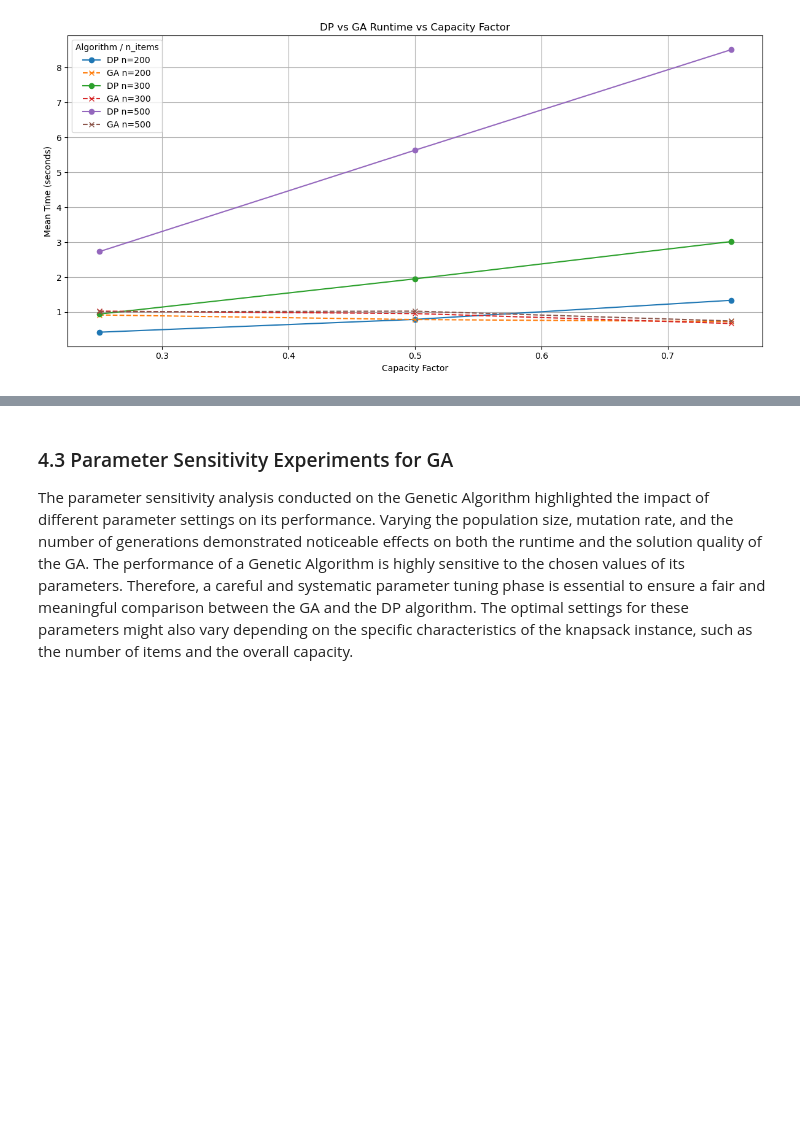
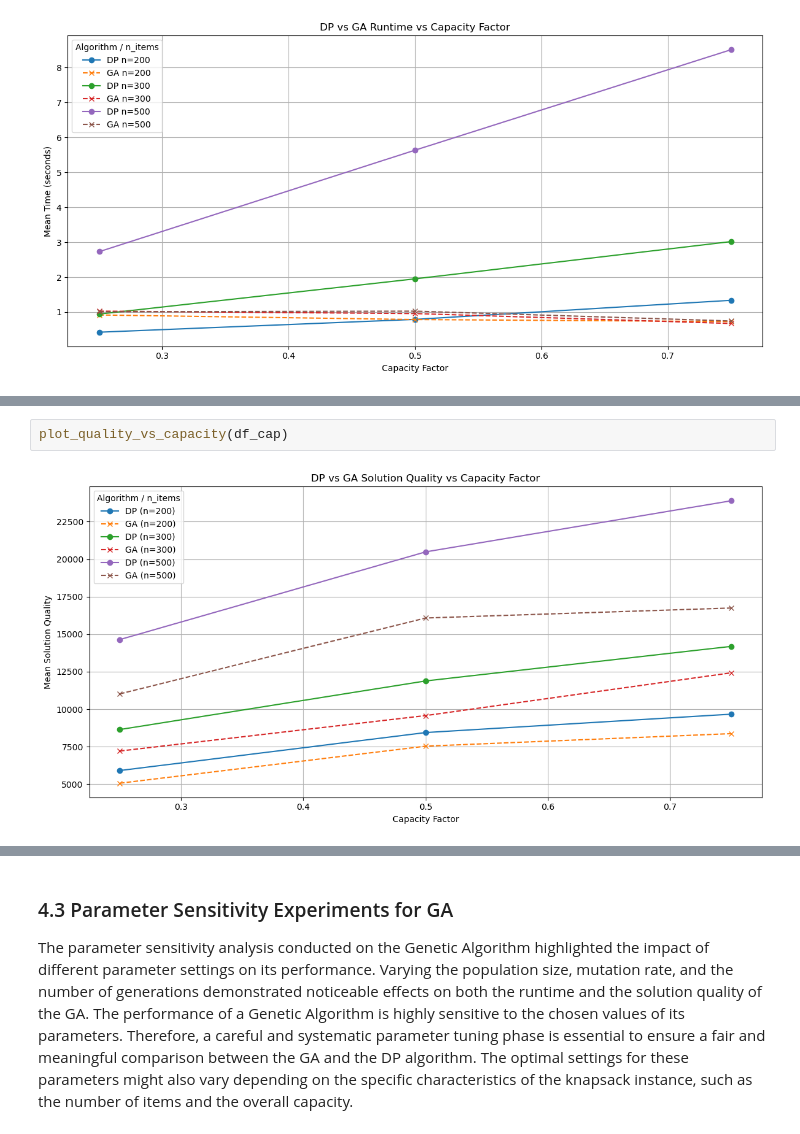
Before and after one commit to i11g/Math-Project, a Jupyter notebook: Math Project.ipynb, the cells around one changed output, grey strips where cells are left out. Drawn from its saved outputs; the diff is of its cells as text; blank space fills up the shorter version.

```diff
--- a/Math Project.ipynb
+++ b/Math Project.ipynb
@@ -647,3 +705,7 @@ plot_time_vs_capacity(df_cap)
+# %%
+plot_quality_vs_capacity(df_cap)
+# %% [output]
+[figure, added]
 # %% [markdown]
 #### 4.2.2 Runtime Performance and Solution Quality in Varying Size & Capacity Tightness
 
```
Also changed, not shown: parts of 14 cells of this notebook, 5 other files.
